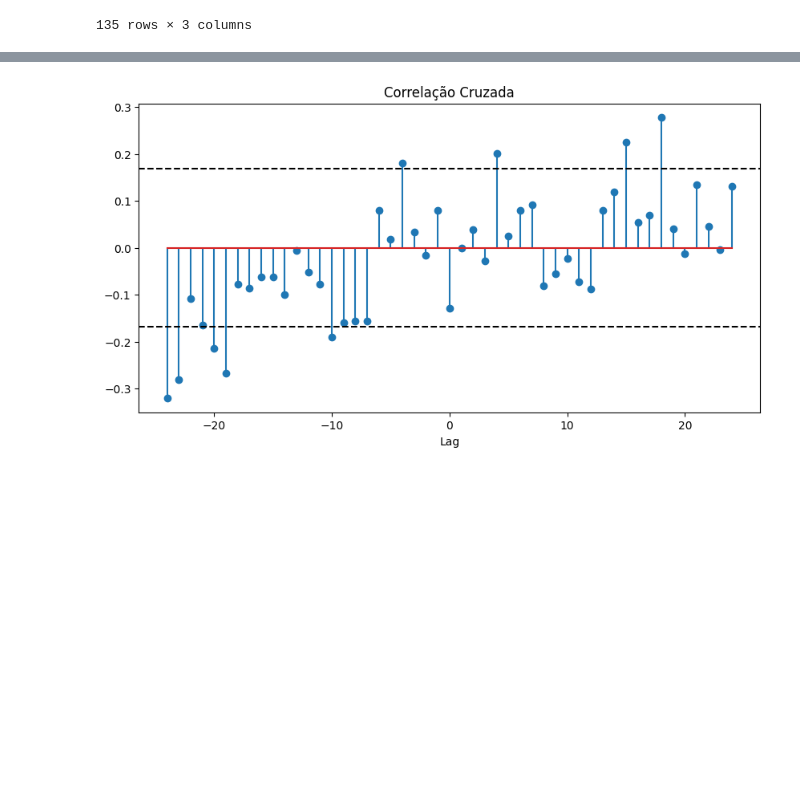
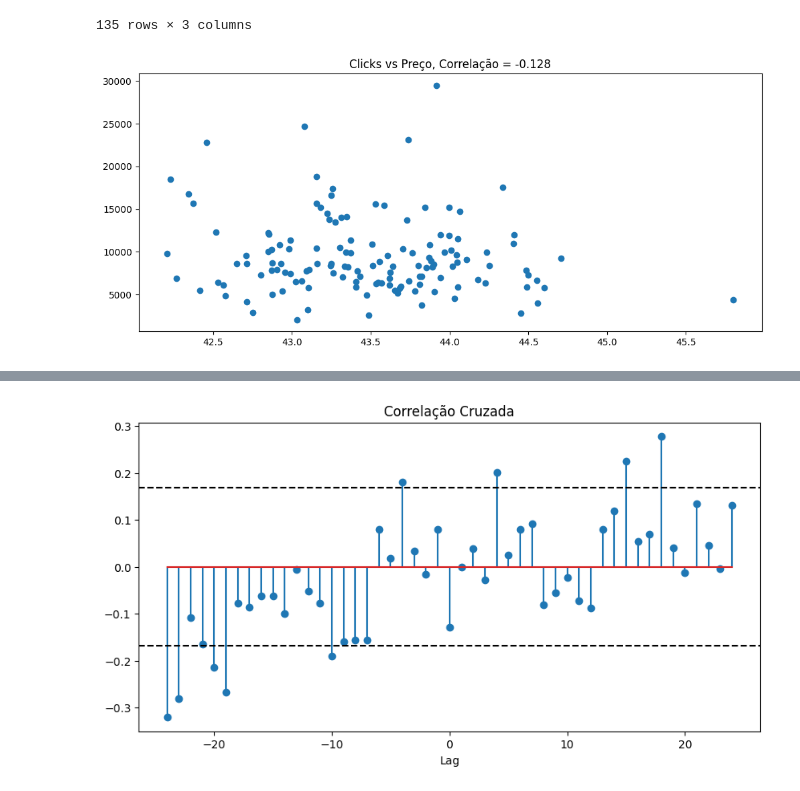
Before and after one commit to danielrferreira/classes, a Jupyter notebook: ASN/Séries Temporais/preparacao/Aula 7.ipynb, the cells around one changed output, grey strips where cells are left out. Saved outputs shown, nothing was run; the diff lists cells and outputs as text; code cells hidden in the pictures; blank space fills up the shorter version.

```diff
--- a/ASN/Séries Temporais/preparacao/Aula 7.ipynb
+++ b/ASN/Séries Temporais/preparacao/Aula 7.ipynb
@@ -37,0 +39,10 @@ x = df['price']
+# %%
+y = df['clicks']
+x = df['price']
+
+correl = round(y.corr(x),3)
+plt.scatter(x, y)
+plt.title(f'Clicks vs Preço, Correlação = {correl}')
+plt.show()
+# %% [output]
+[figure, added]
```
Also changed, not shown: parts of 4 cells of this notebook.
